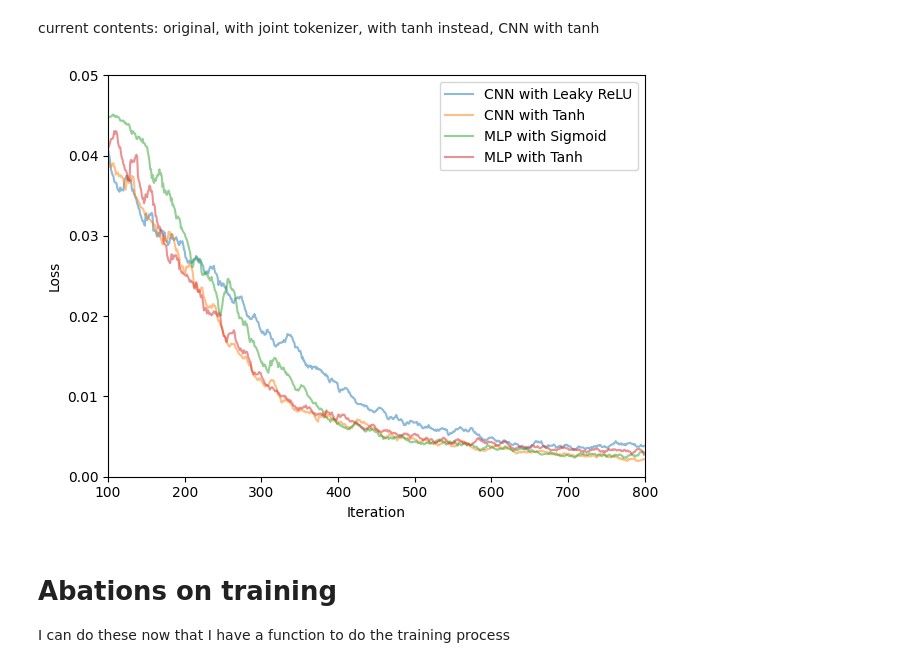
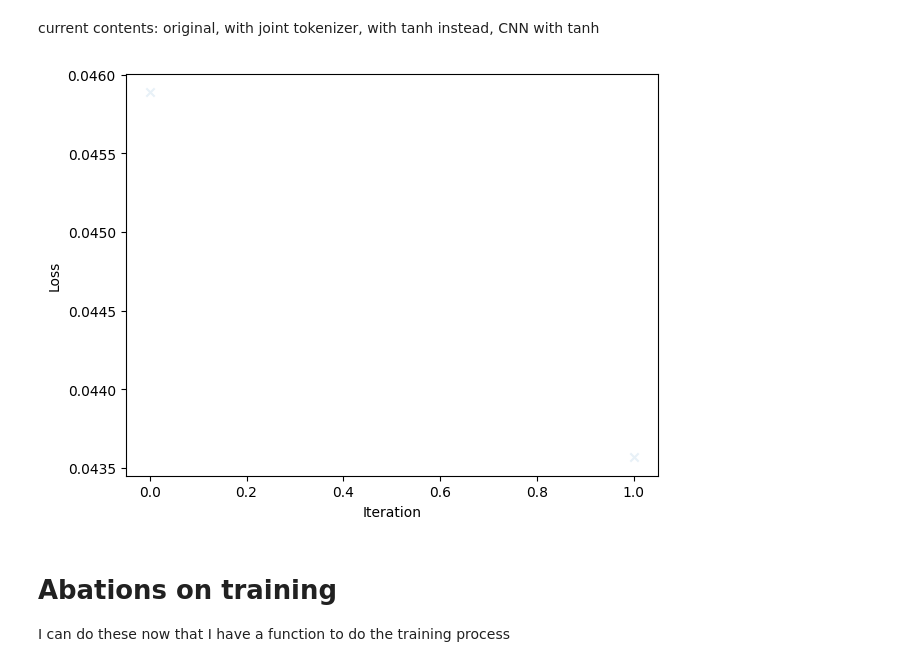
Before and after one commit to greenturtle1134/LAr-VGGT, a Jupyter notebook: train_test.ipynb, the cells around one changed output. Cells and saved outputs as stored; diff of their text form; code cells hidden in the pictures.

```diff
--- a/train_test.ipynb
+++ b/train_test.ipynb
@@ -57,13 +57,12 @@ L = 768
 model = VGGT(
     tokenizer = IdentityTokenizer(),
     aggregator = Aggregator(embed_dim=256),
-    depth_head = DepthHead(dim_in=512, activation=nn.LeakyReLU())
+    depth_head = DepthHeadOnlyFC(dim_in=512)
 )
 model = model.to(device)
 
-# loss_fn = torch.nn.MSELoss()
-# optimizer = torch.optim.Adam(model.parameters())
+optimizer = torch.optim.Adam(model.parameters())
 
-# iteration = 0
+iteration = 0
 
-# history = list()
+history = list()
@@ -153,26 +178,26 @@ current contents: original, with joint tokenizer, with tanh instead, CNN with ta
 # %%
 window = 10  # adjust as needed
 
 fig, ax = plt.subplots(layout="tight")
 
-to_graph = [history, saved_hists[3], saved_hists[0], saved_hists[2]]
-to_name = ["CNN with Leaky ReLU", "CNN with Tanh", "MLP with Sigmoid", "MLP with Tanh"]
+to_graph = [history]
+to_name = ["current"]
 
 for i, (curve, name) in enumerate(zip(to_graph, to_name)):
-    # ax.scatter(range(len(curve)), curve, marker='x', alpha=0.1, color=f"C{i}")
-    ma_x = np.arange(window-1, len(curve))
-    moving_avg = np.convolve(curve, np.ones(window)/window, mode='valid')
-    ax.plot(ma_x, moving_avg, label=name, color=f"C{i}", alpha=0.5)
+    ax.scatter(range(len(curve)), curve, marker='x', alpha=0.1, color=f"C{i}")
+    # ma_x = np.arange(window-1, len(curve))
+    # moving_avg = np.convolve(curve, np.ones(window)/window, mode='valid')
+    # ax.plot(ma_x, moving_avg, label=name, color=f"C{i}", alpha=0.5)
 
 ax.set_xlabel("Iteration")
 ax.set_ylabel("Loss")
-ax.legend()
-ax.set_xlim(100, 800)
-ax.set_ylim(0, 0.05)
+# ax.legend()
+# ax.set_xlim(100, 800)
+# ax.set_ylim(0, 0.05)
 
 plt.show()
 # %% [output]
-[figure, old version]
+[figure, new version]
 # %% [markdown]
 # Abations on training
 
```
Also changed, not shown: parts of 4 cells of this notebook, 1 other file.
